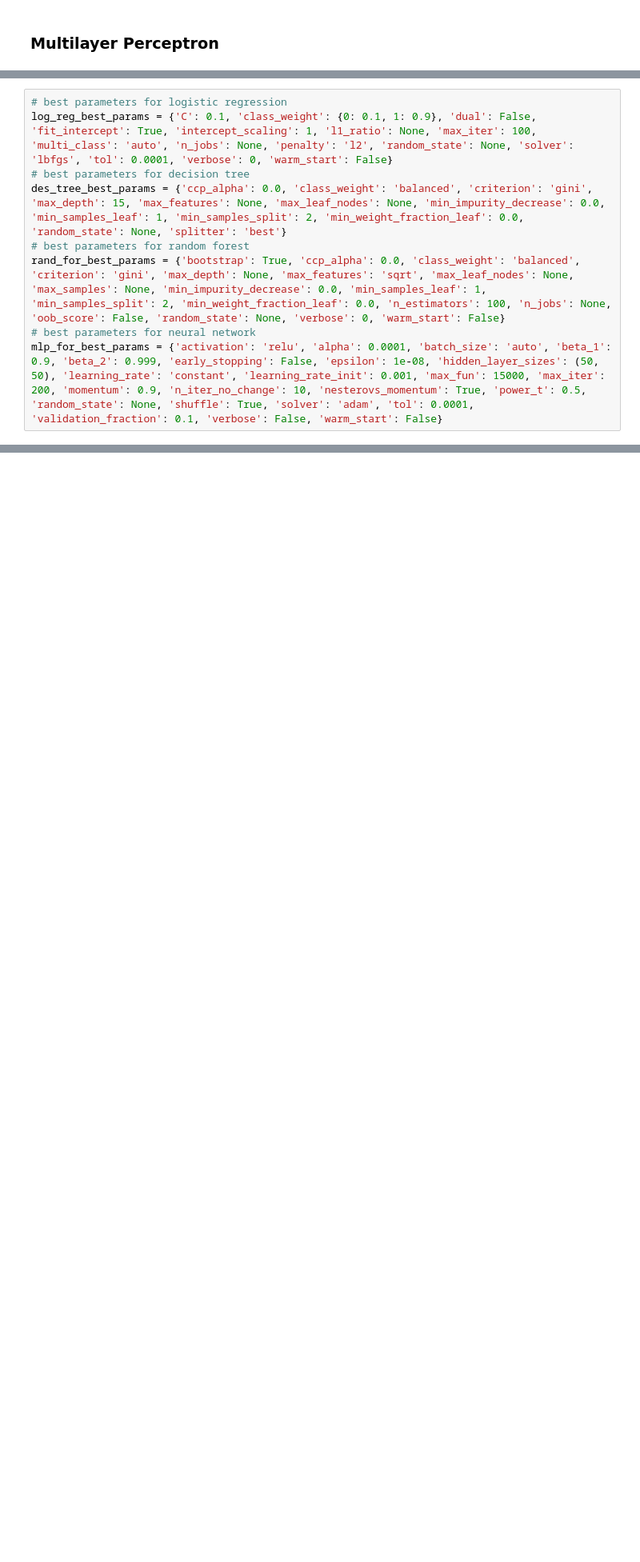
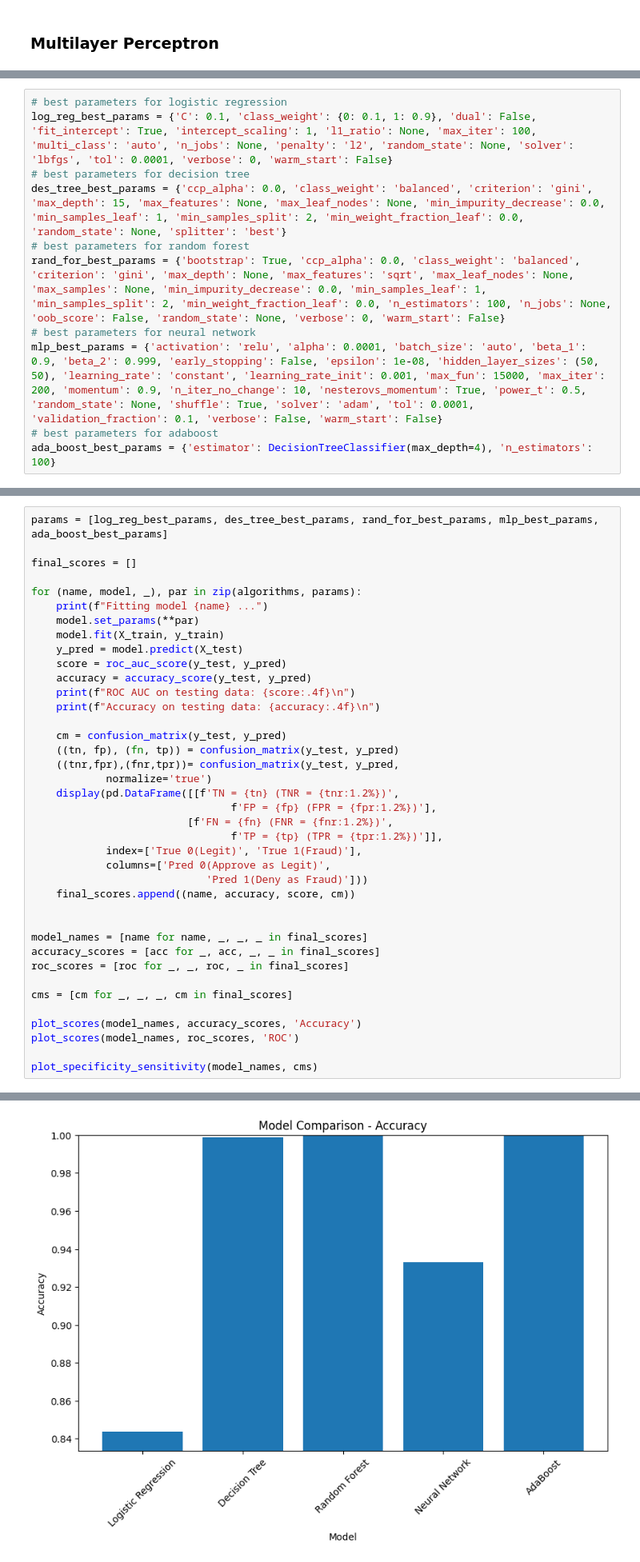
Before and after one commit to jonaserhart/ml_project, a Jupyter notebook: training.ipynb, the cells around one changed output, grey strips where cells are left out. Shown at 80% size. Drawn from its saved outputs; the diff is of its cells as text; blank space fills up the shorter version.

Commit message:
added adaboost

```diff
--- a/training.ipynb
+++ b/training.ipynb
@@ -510,4 +539,6 @@ des_tree_best_params = {'ccp_alpha': 0.0, 'class_weight': 'balanced', 'criterion
 # best parameters for random forest
 rand_for_best_params = {'bootstrap': True, 'ccp_alpha': 0.0, 'class_weight': 'balanced', 'criterion': 'gini', 'max_depth': None, 'max_features': 'sqrt', 'max_leaf_nodes': None, 'max_samples': None, 'min_impurity_decrease': 0.0, 'min_samples_leaf': 1, 'min_samples_split': 2, 'min_weight_fraction_leaf': 0.0, 'n_estimators': 100, 'n_jobs': None, 'oob_score': False, 'random_state': None, 'verbose': 0, 'warm_start': False}
 # best parameters for neural network
-mlp_for_best_params = {'activation': 'relu', 'alpha': 0.0001, 'batch_size': 'auto', 'beta_1': 0.9, 'beta_2': 0.999, 'early_stopping': False, 'epsilon': 1e-08, 'hidden_layer_sizes': (50, 50), 'learning_rate': 'constant', 'learning_rate_init': 0.001, 'max_fun': 15000, 'max_iter': 200, 'momentum': 0.9, 'n_iter_no_change': 10, 'nesterovs_momentum': True, 'power_t': 0.5, 'random_state': None, 'shuffle': True, 'solver': 'adam', 'tol': 0.0001, 'validation_fraction': 0.1, 'verbose': False, 'warm_start': False}
+mlp_best_params = {'activation': 'relu', 'alpha': 0.0001, 'batch_size': 'auto', 'beta_1': 0.9, 'beta_2': 0.999, 'early_stopping': False, 'epsilon': 1e-08, 'hidden_layer_sizes': (50, 50), 'learning_rate': 'constant', 'learning_rate_init': 0.001, 'max_fun': 15000, 'max_iter': 200, 'momentum': 0.9, 'n_iter_no_change': 10, 'nesterovs_momentum': True, 'power_t': 0.5, 'random_state': None, 'shuffle': True, 'solver': 'adam', 'tol': 0.0001, 'validation_fraction': 0.1, 'verbose': False, 'warm_start': False}
+# best parameters for adaboost
+ada_boost_best_params = {'estimator': DecisionTreeClassifier(max_depth=4), 'n_estimators': 100}
@@ -513,0 +547,40 @@ mlp_for_best_params = {'activation': 'relu', 'alpha': 0.0001, 'batch_size': 'aut
+# %%
+params = [log_reg_best_params, des_tree_best_params, rand_for_best_params, mlp_best_params, ada_boost_best_params]
+
+final_scores = []
+
+for (name, model, _), par in zip(algorithms, params):
+    print(f"Fitting model {name} ...")
+    model.set_params(**par)
+    model.fit(X_train, y_train)
+    y_pred = model.predict(X_test)
+    score = roc_auc_score(y_test, y_pred)
+    accuracy = accuracy_score(y_test, y_pred)
+    print(f"ROC AUC on testing data: {score:.4f}\n")
+    print(f"Accuracy on testing data: {accuracy:.4f}\n")
+
+    cm = confusion_matrix(y_test, y_pred)
+    ((tn, fp), (fn, tp)) = confusion_matrix(y_test, y_pred)
+    ((tnr,fpr),(fnr,tpr))= confusion_matrix(y_test, y_pred,
+            normalize='true')
+    display(pd.DataFrame([[f'TN = {tn} (TNR = {tnr:1.2%})',
+                                f'FP = {fp} (FPR = {fpr:1.2%})'],
+                         [f'FN = {fn} (FNR = {fnr:1.2%})',
+                                f'TP = {tp} (TPR = {tpr:1.2%})']],
+            index=['True 0(Legit)', 'True 1(Fraud)'],
+            columns=['Pred 0(Approve as Legit)',
+                            'Pred 1(Deny as Fraud)']))
+    final_scores.append((name, accuracy, score, cm))
+
+
+model_names = [name for name, _, _, _ in final_scores]
+accuracy_scores = [acc for _, acc, _, _ in final_scores]
+roc_scores = [roc for _, _, roc, _ in final_scores]
+
+cms = [cm for _, _, _, cm in final_scores]
+
+plot_scores(model_names, accuracy_scores, 'Accuracy')
+plot_scores(model_names, roc_scores, 'ROC')
+
+plot_specificity_sensitivity(model_names, cms)
+# %% [output]
@@ -513,0 +622 @@ mlp_for_best_params = {'activation': 'relu', 'alpha': 0.0001, 'batch_size': 'aut
+[figure, added]
```
Also changed, not shown: parts of 16 cells of this notebook.
